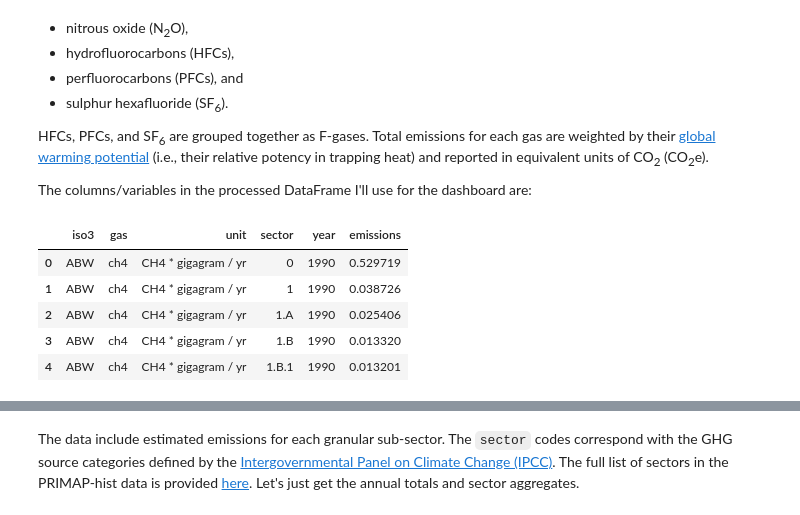
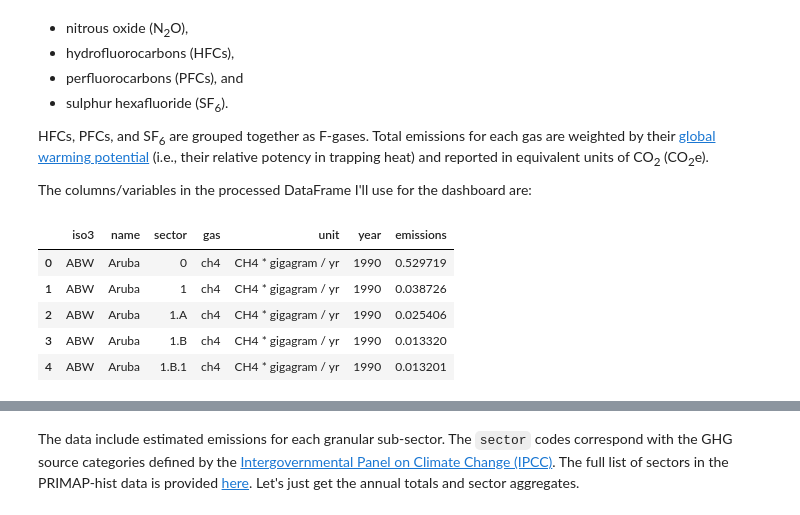
Before and after one commit to sallcj/ghg-emissions-explorer, a Jupyter notebook: dashboard.ipynb, the cells around one changed output, grey strips where cells are left out. Cells and saved outputs as stored; diff of their text form; code cells hidden in the pictures.

Commit message:
Fixed script to load input data

```diff
--- a/dashboard.ipynb
+++ b/dashboard.ipynb
@@ -37,7 +37,7 @@ hv.extension("bokeh")
 pn.extension()
 
 # Data directory
-DATA_DIR = Path("../data")
+DATA_DIR = Path("data")
 # %% [output]
 [interactive output not drawn]
 [interactive output not drawn]
@@ -75,7 +75,8 @@ HFCs, PFCs, and SF<sub>6</sub> are grouped together as F-gases.  Total emissions
 The columns/variables in the processed DataFrame I'll use for the dashboard are:
 # %%
 # Define function for downloading, unzipping, and reading in EDGAR_2026_GHG data
-def load_primap_data(url: str, filename: str, outfile, data_dir=DATA_DIR, force_download=False):
+def load_primap_data(url: str, filename: str, outfile,
+                     country_list_filename, data_dir=DATA_DIR, force_download=False):
     """
     Download the PRIMAP-hist data, read it into Pandas, and clean it
 
@@ -100,8 +101,7 @@ def load_primap_data(url: str, filename: str, outfile, data_dir=DATA_DIR, force_
     data_dir.mkdir(parents=True, exist_ok=True)
 
     # Check if the input and output CSV files exist, and download them if needed
-    in_filepath = data_dir.joinpath(filename)
-    out_filepath = data_dir.joinpath(outfile)
+    in_filepath, out_filepath = data_dir / filename, data_dir / outfile
 
     # Use the CSV file with the already processed data if it exists (to avoid lengthy downloads)...
     if out_filepath.exists():
@@ -143,38 +143,52 @@ def load_primap_data(url: str, filename: str, outfile, data_dir=DATA_DIR, force_
         df = df.drop(columns=["source", "scenario (PRIMAP-hist)", "provenance"])
 
         # Rename columns we keep
         df = df.rename(columns={
             "area (ISO3)": "iso3",
             "category (IPCC2006_PRIMAP)": "sector",
             "entity": "gas"
             })
 
         # Reshape to long format, using only the columns we need
         id_cols = ["iso3", "gas", "unit", "sector"]
         year_cols = [y for y in df.columns if y not in id_cols]
         df = df.melt(id_vars=id_cols, value_vars=year_cols, var_name="year", value_name="emissions")
         df["year"] = df["year"].astype(int)
 
         # The PRIMAP data go back to 1750 - let's just keep years since 1990
         df = df[df["year"] >= 1990].reset_index(drop=True)
 
+        # Match ISO3 codes to country names
+        country_list_filepath = data_dir / country_list_filename
+        country_list_df = pd.read_csv(country_list_filepath)
+        country_list_df.columns = country_list_df.columns.str.lower()
+        df = df.merge(country_list_df[['iso3', 'name']], how="inner", on="iso3")
+
+        df = df.reindex(
+             columns=['iso3', 'name', 'sector', 'gas', 'unit', 'year', 'emissions']
+        )
+
         # Export CSV file with the cleaned data
         df.to_csv(out_filepath)
 
         return df
 
 
 # Load the data
-primap_df = load_primap_data(
+# as_cached keeps ONE copy for the whole server, instead of one per visitor.
+primap_df = pn.state.as_cached(
+    "primap_df", load_primap_data,
     url="https://zenodo.org/records/22876287/files/Guetschow_et_al_2026-PRIMAP-hist_v2.8_final_no_rounding_22-Sep-2026.csv?download=1",
     filename="Guetschow_et_al_2026-PRIMAP-hist_v2.8_final_no_rounding_22-Sep-2026.csv",
-    outfile="primap_hist_cleaned.csv"
+    outfile="primap_hist_cleaned.csv",
+    country_list_filename="country_list.csv",
+    force_download=False
 )
 primap_df.head()
 # %% [output]
-|  | iso3 | gas | unit | sector | year | emissions |
-| 0 | ABW | ch4 | CH4 * gigagram / yr | 0 | 1990 | 0.529719 |
-| 1 | ABW | ch4 | CH4 * gigagram / yr | 1 | 1990 | 0.038726 |
-| 2 | ABW | ch4 | CH4 * gigagram / yr | 1.A | 1990 | 0.025406 |
-| 3 | ABW | ch4 | CH4 * gigagram / yr | 1.B | 1990 | 0.013320 |
-| 4 | ABW | ch4 | CH4 * gigagram / yr | 1.B.1 | 1990 | 0.013201 |
+|  | iso3 | name | sector | gas | unit | year | emissions |
+| 0 | ABW | Aruba | 0 | ch4 | CH4 * gigagram / yr | 1990 | 0.529719 |
+| 1 | ABW | Aruba | 1 | ch4 | CH4 * gigagram / yr | 1990 | 0.038726 |
+| 2 | ABW | Aruba | 1.A | ch4 | CH4 * gigagram / yr | 1990 | 0.025406 |
+| 3 | ABW | Aruba | 1.B | ch4 | CH4 * gigagram / yr | 1990 | 0.013320 |
+| 4 | ABW | Aruba | 1.B.1 | ch4 | CH4 * gigagram / yr | 1990 | 0.013201 |
```
Also changed, not shown: parts of 5 cells of this notebook, 6 other files.
